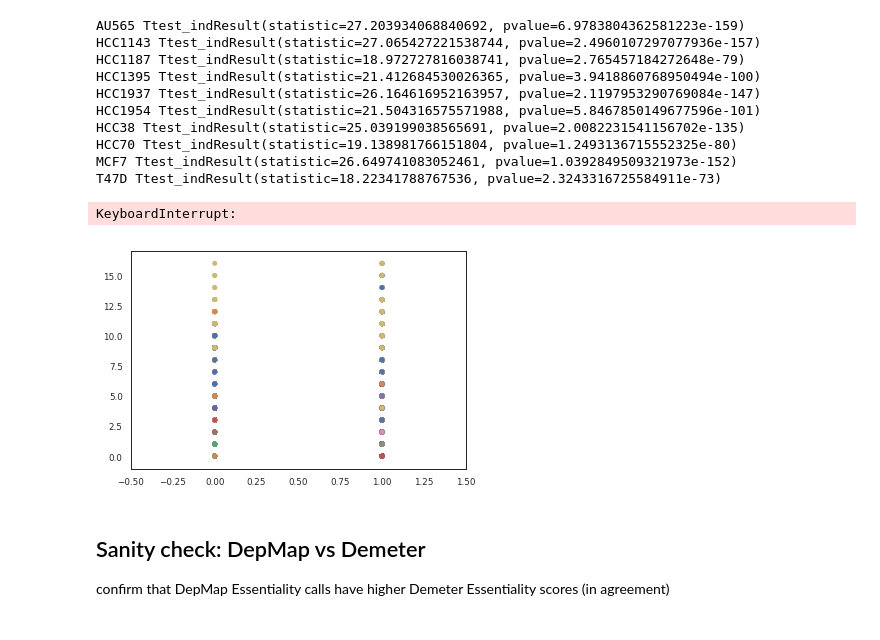
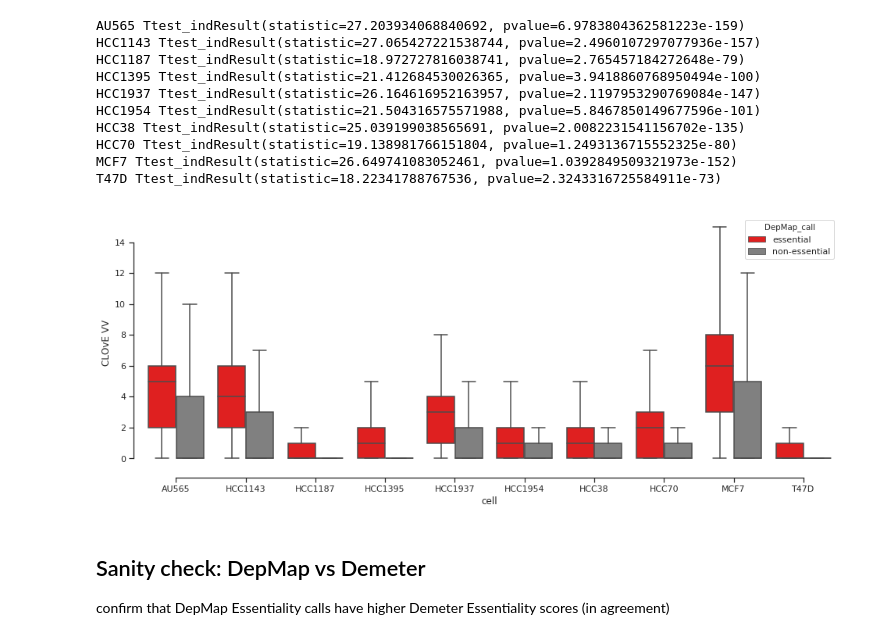
Before and after one commit to thjmattth/clove, a Jupyter notebook: validation_tcga_ccle.ipynb, the cells around one changed output. Drawn from its saved outputs; the diff is of its cells as text; code cells hidden in the pictures.

```diff
--- a/validation_tcga_ccle.ipynb
+++ b/validation_tcga_ccle.ipynb
@@ -318,8 +325,3 @@ HCC38 Ttest_indResult(statistic=25.039199038565691, pvalue=2.0082231541156702e-1
 HCC70 Ttest_indResult(statistic=19.138981766151804, pvalue=1.2493136715552325e-80)
 MCF7 Ttest_indResult(statistic=26.649741083052461, pvalue=1.0392849509321973e-152)
 T47D Ttest_indResult(statistic=18.22341788767536, pvalue=2.3243316725584911e-73)
-# %%
-sns.swarmplot(data=vv_dep, x='DepMap_call',y='CLOvE VV',hue='cell')
-# %% [output]
-KeyboardInterrupt:
-[figure, removed]
@@ -326,3 +330,11 @@ KeyboardInterrupt:
+# %%
+plt.figure(figsize=(16, 6))
+sns.set(style="ticks")
+sns.boxplot(data=vv_dep, x='cell',y='CLOvE VV', hue='DepMap_call',showfliers=False, palette=['red','gray'])
+sns.despine(offset=10, trim=True)
+plt.savefig('fig_ch4.3_cldeg_depmap_box.svg')
+# %% [output]
+[figure, added]
 # %% [markdown]
 ## Sanity check: DepMap vs Demeter
 confirm that DepMap Essentiality calls have higher Demeter Essentiality scores (in agreement)
```
Also changed, not shown: parts of 2 cells of this notebook, 3 other files.
